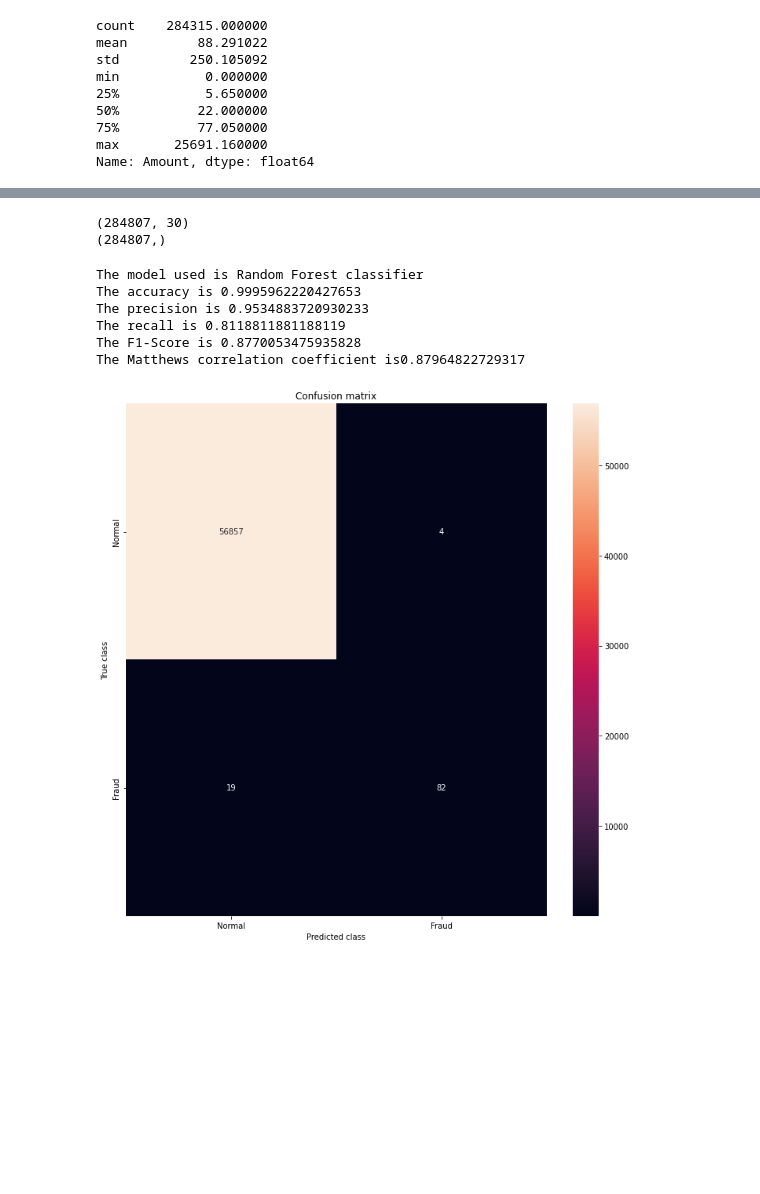
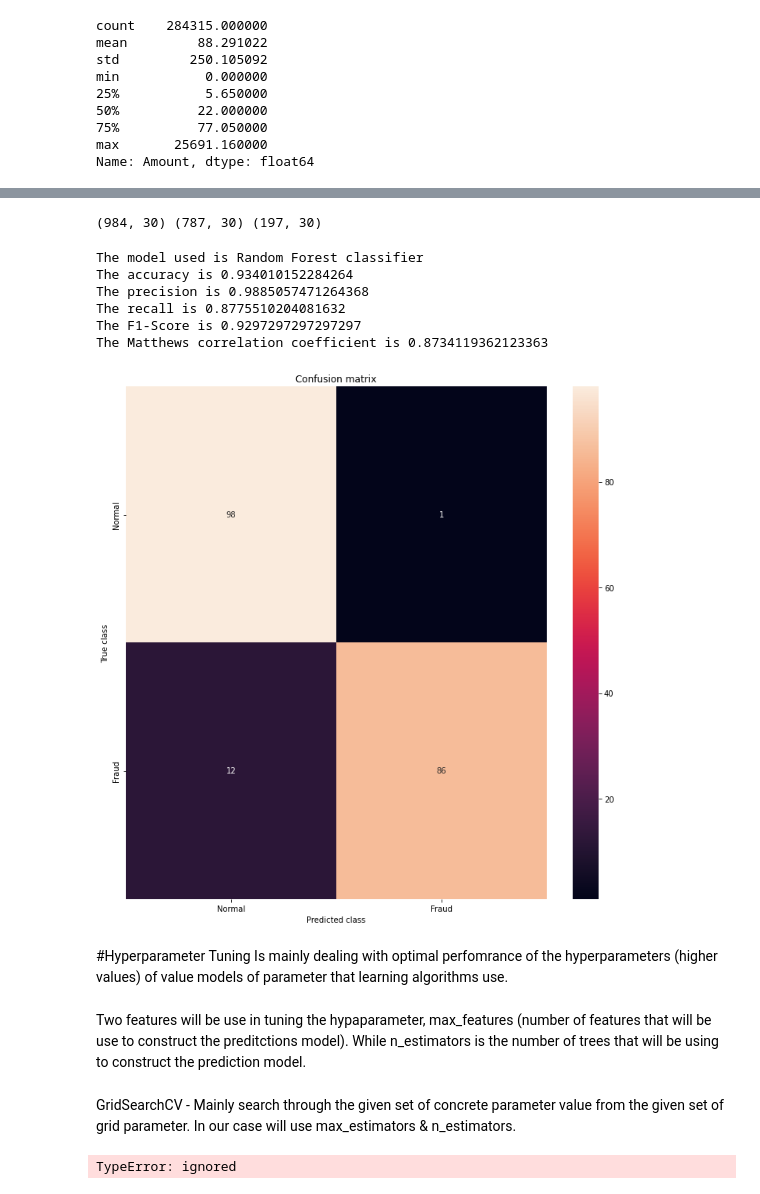
Before and after one commit to NimePeter/Credit-Card-Fraud, a Jupyter notebook: Copy_of_IDD_Peter.ipynb, the cells around one changed output, grey strips where cells are left out. Drawn from its saved outputs; the diff is of its cells as text; code cells hidden in the pictures; blank space fills up the shorter version.

```diff
--- a/Copy_of_IDD_Peter.ipynb
+++ b/Copy_of_IDD_Peter.ipynb
@@ -188,0 +241,3 @@ Name: Amount, dtype: float64
+# %%
+X = new_dataset.drop(columns='Class', axis=1)
+Y = new_dataset['Class']
@@ -197,70 +287,78 @@ plt.show()
 # %%
 #separating the X and the Y values
-X = credit_card_data.drop(['Class'], axis = 1)
-Y = credit_card_data["Class"]
-print(X.shape)
-print(Y.shape)
+#X = credit_card_data.drop(['Class'], axis = 1)
+#Y = credit_card_data["Class"]
+#print(X.shape)
+#print(Y.shape)
 # getting just the values for the sake of processing
 # (its a numpy array with no columns)
-xData = X.values
-yData = Y.values
+#xData = X.values
+#yData = Y.values
-# %% [output]
-(284807, 30)
-(284807,)
 # %%
 #training and testing data bifurcation
 from sklearn.model_selection import train_test_split
 #split the data into training and testing sets
-xTrain, xTest, yTrain, yTest = train_test_split(xData, yData, test_size = 0.2, random_state = 8)
+X_Train, X_Test, Y_Train, Y_Test = train_test_split(X,Y, test_size = 0.2, stratify = Y, random_state = 4)
+# %%
+print(X.shape, X_Train.shape, X_Test.shape)
+# %% [output]
+(984, 30) (787, 30) (197, 30)
 # %%
 #building the Random Forest Classifier
 from sklearn.ensemble import RandomForestClassifier
 #random forest model creation
 rfc = RandomForestClassifier()
-rfc.fit(xTrain, yTrain)
+rfc.fit(X_Train, Y_Train)
 #predictions
-yPred = rfc.predict(xTest)
+yPred = rfc.predict(X_Test)
 # %%
 #building all kinds of evaluating parameters
-from sklearn.metrics import classification_report, accuracy_score
+#from sklearn.metrics import classification_report, accuracy_score
 from sklearn.metrics import precision_score, recall_score
 from sklearn.metrics import f1_score, matthews_corrcoef
 from sklearn.metrics import confusion_matrix
 
 n_outliers = len(fraud)
-n_errors = (yPred != yTest).sum()
+n_errors = (yPred != Y_Test).sum()
 print("The model used is Random Forest classifier")
 
-acc = accuracy_score(yTest, yPred)
+acc = accuracy_score(Y_Test, yPred)
 print("The accuracy is {}".format(acc))
 
-prec = precision_score(yTest, yPred)
+prec = precision_score(Y_Test, yPred)
 print("The precision is {}".format(prec))
 
-rec = recall_score(yTest, yPred)
+rec = recall_score(Y_Test, yPred)
 print("The recall is {}".format(rec))
 
-f1 = f1_score(yTest, yPred)
+f1 = f1_score(Y_Test, yPred)
 print("The F1-Score is {}".format(f1))
 
-MCC = matthews_corrcoef(yTest, yPred)
-print("The Matthews correlation coefficient is{}".format(MCC))
+MCC = matthews_corrcoef(Y_Test, yPred)
+print("The Matthews correlation coefficient is {} ".format(MCC))
 # %% [output]
 The model used is Random Forest classifier
-The accuracy is 0.9995962220427653
-The precision is 0.9534883720930233
-The recall is 0.8118811881188119
-The F1-Score is 0.8770053475935828
-The Matthews correlation coefficient is0.87964822729317
+The accuracy is 0.934010152284264
+The precision is 0.9885057471264368
+The recall is 0.8775510204081632
+The F1-Score is 0.9297297297297297
+The Matthews correlation coefficient is 0.8734119362123363
 # %%
 #visulalizing the confusion matrix
 LABELS = ['Normal', 'Fraud']
-conf_matrix = confusion_matrix(yTest, yPred)
+conf_matrix = confusion_matrix(Y_Test, yPred)
 plt.figure(figsize =(12, 12))
 sns.heatmap(conf_matrix, xticklabels = LABELS, yticklabels = LABELS, annot = True, fmt ="d");
 plt.title("Confusion matrix")
 plt.ylabel('True class')
 plt.xlabel('Predicted class')
 plt.show()
 # %% [output]
-[figure, old version]
+[figure, new version]
+# %% [markdown]
+#Hyperparameter Tuning
+Is mainly dealing with optimal perfomrance of the hyperparameters (higher values) of value models  of parameter that learning algorithms use.
+# %% [markdown]
+Two features will be use in tuning the hypaparameter, max_features (number of features that will be use to construct the preditctions model). While n_estimators is the number of trees that will be using to construct the prediction model.
+# %% [markdown]
+GridSearchCV - Mainly search through the given set of concrete parameter value from the given set of grid parameter. In our case will use max_estimators & n_estimators.
@@ -266,0 +375,4 @@ plt.show()
+# %%
+grid.fit(X_Train, Y_Train)
+# %% [output]
+TypeError: ignored
```
Also changed, not shown: parts of 30 cells of this notebook.
